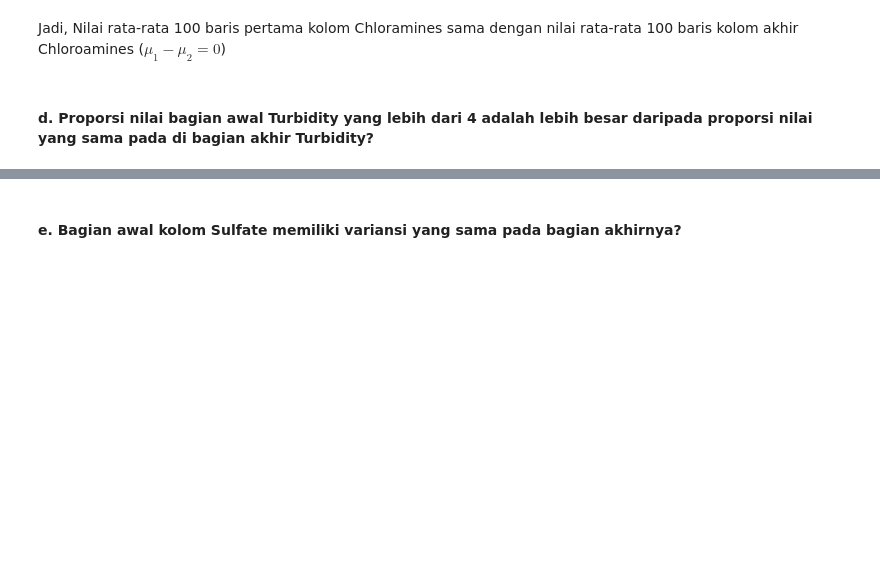
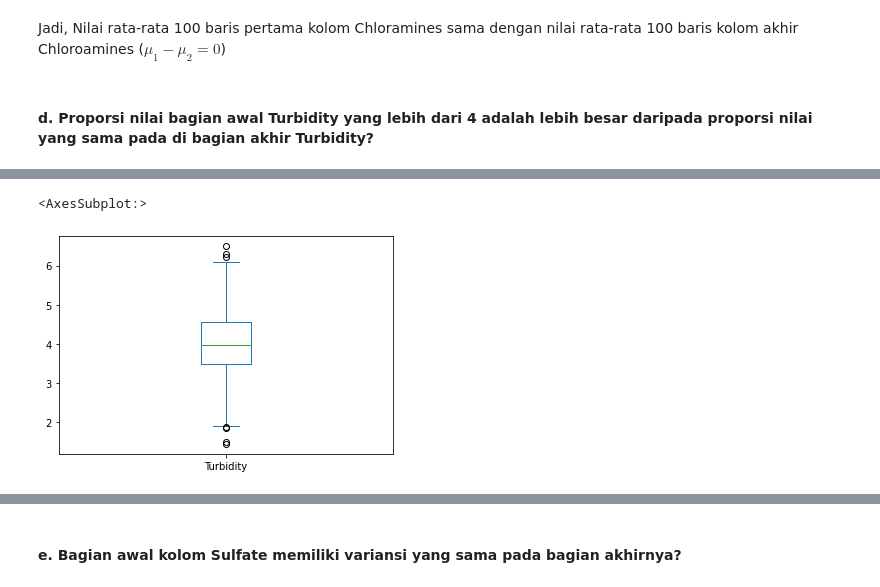
Before and after one commit to airathalca/IF2220-TUBES1, a Jupyter notebook: main.ipynb, the cells around one changed output, grey strips where cells are left out. Cells and saved outputs as stored; diff of their text form; code cells hidden in the pictures; blank space fills up the shorter version.

```diff
--- a/main.ipynb
+++ b/main.ipynb
@@ -631,0 +653,5 @@ Jadi, Nilai rata-rata 100 baris pertama kolom Chloramines sama dengan nilai rata
+# %%
+df["Turbidity"][len(df) // 2:].plot(kind="box")
+# %% [output]
+<AxesSubplot:>
+[figure, added]
```
Also changed, not shown: parts of 3 cells of this notebook.
